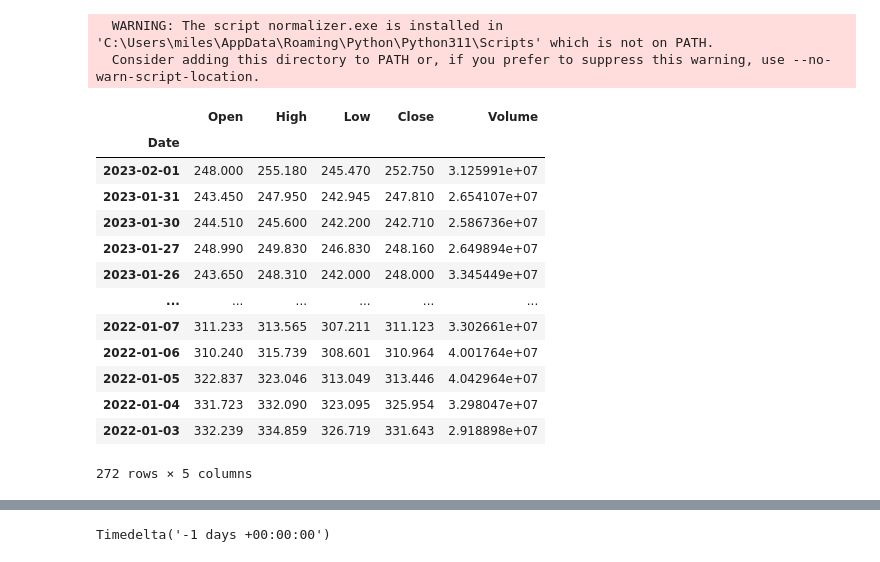
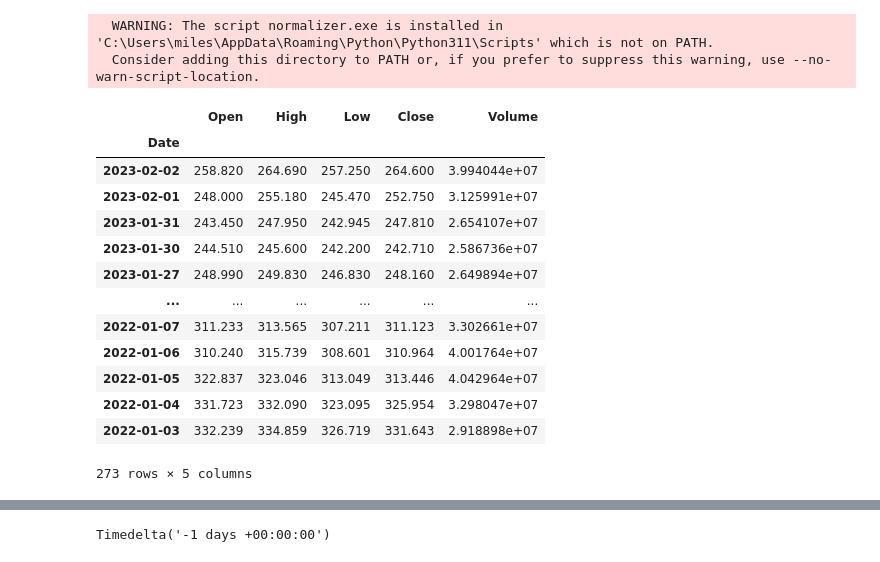
Before and after one commit to ramakrishnaprasadS/Training_futurense, a Jupyter notebook: Python/numpy_pandas/pandas/pandas_basics_dataframes3.ipynb, the cells around one changed output, grey strips where cells are left out. Cells and saved outputs as stored; diff of their text form; code cells hidden in the pictures.

```diff
--- a/Python/numpy_pandas/pandas/pandas_basics_dataframes3.ipynb
+++ b/Python/numpy_pandas/pandas/pandas_basics_dataframes3.ipynb
@@ -668,24 +668,23 @@ Note: you may need to restart the kernel to use updated packages.
 # %%
 import pandas_datareader as data
 # %%
-stocks=data.DataReader(name="MSFT",data_source="stooq",start="2022-01-01",end="2023-03-01")
+stocks=data.DataReader(name="MSFT",data_source="stooq",start="2022-01-01",end="2023-02-02")
+stocks
+# %% [output]
+|  | Open | High | Low | Close | Volume |
+| Date |  |  |  |  |  |
+| 2023-02-02 | 258.820 | 264.690 | 257.250 | 264.600 | 3.994044e+07 |
+| 2023-02-01 | 248.000 | 255.180 | 245.470 | 252.750 | 3.125991e+07 |
+| 2023-01-31 | 243.450 | 247.950 | 242.945 | 247.810 | 2.654107e+07 |
+| 2023-01-30 | 244.510 | 245.600 | 242.200 | 242.710 | 2.586736e+07 |
+| 2023-01-27 | 248.990 | 249.830 | 246.830 | 248.160 | 2.649894e+07 |
+| ... | ... | ... | ... | ... | ... |
+| 2022-01-07 | 311.233 | 313.565 | 307.211 | 311.123 | 3.302661e+07 |
+| 2022-01-06 | 310.240 | 315.739 | 308.601 | 310.964 | 4.001764e+07 |
+| 2022-01-05 | 322.837 | 323.046 | 313.049 | 313.446 | 4.042964e+07 |
+| 2022-01-04 | 331.723 | 332.090 | 323.095 | 325.954 | 3.298047e+07 |
+| 2022-01-03 | 332.239 | 334.859 | 326.719 | 331.643 | 2.918898e+07 |
+273 rows × 5 columns
-# %%
-stocks
-# %% [output]
-|  | Open | High | Low | Close | Volume |
-| Date |  |  |  |  |  |
-| 2023-02-01 | 248.000 | 255.180 | 245.470 | 252.750 | 3.125991e+07 |
-| 2023-01-31 | 243.450 | 247.950 | 242.945 | 247.810 | 2.654107e+07 |
-| 2023-01-30 | 244.510 | 245.600 | 242.200 | 242.710 | 2.586736e+07 |
-| 2023-01-27 | 248.990 | 249.830 | 246.830 | 248.160 | 2.649894e+07 |
-| 2023-01-26 | 243.650 | 248.310 | 242.000 | 248.000 | 3.345449e+07 |
-| ... | ... | ... | ... | ... | ... |
-| 2022-01-07 | 311.233 | 313.565 | 307.211 | 311.123 | 3.302661e+07 |
-| 2022-01-06 | 310.240 | 315.739 | 308.601 | 310.964 | 4.001764e+07 |
-| 2022-01-05 | 322.837 | 323.046 | 313.049 | 313.446 | 4.042964e+07 |
-| 2022-01-04 | 331.723 | 332.090 | 323.095 | 325.954 | 3.298047e+07 |
-| 2022-01-03 | 332.239 | 334.859 | 326.719 | 331.643 | 2.918898e+07 |
-272 rows × 5 columns
 # %%
 # find out the total amount of volume of shares that has been trade from Monday to Wednesday
 # get th highest value of this stock which has been placed in each year
```
Also changed, not shown: parts of 13 cells of this notebook, 13 other files.
